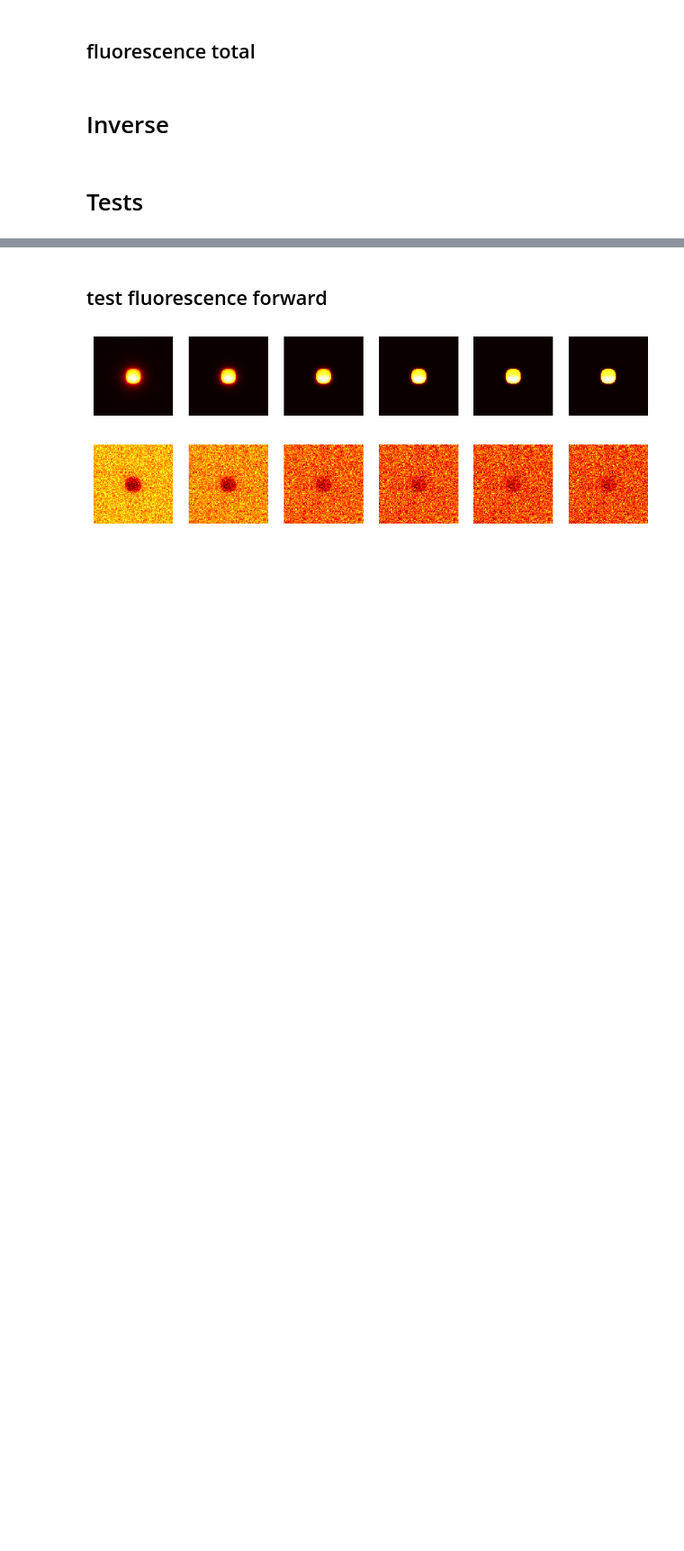
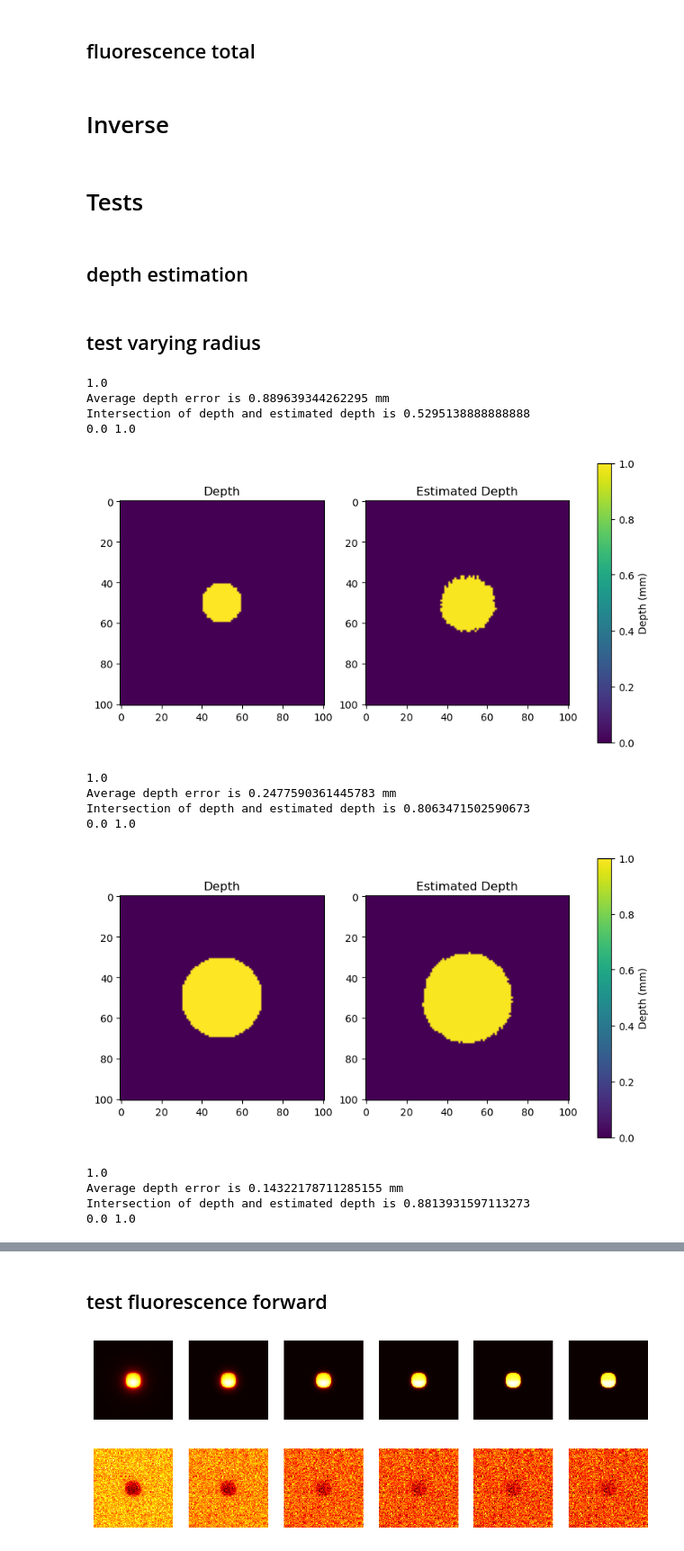
Before and after one commit to VictorH2208/gtx, a Jupyter notebook: numerical/numerical.ipynb, the cells around one changed output, grey strips where cells are left out. Shown at 90% size. Cells and saved outputs as stored; diff of their text form; code cells hidden in the pictures; blank space fills up the shorter version.

```diff
--- a/numerical/numerical.ipynb
+++ b/numerical/numerical.ipynb
@@ -606,3 +607,5 @@ def inverse_fluorescence_depth(F, fx, mua_x, mus_x, mua_m, mus_m, nrel, numerica
     return z_est, qF_est
 # %% [markdown]
 # Tests
+# %% [markdown]
+## depth estimation
@@ -608,0 +730,30 @@ def inverse_fluorescence_depth(F, fx, mua_x, mus_x, mua_m, mus_m, nrel, numerica
+# %% [markdown]
+## test varying radius
+# %%
+for i in ["5", "10", "15"]:
+    run_numerical_solver(
+        filepath=f"data/cylinder/h1_r{i}_d0.mat",
+        hFl=5,
+        zDelta=0.01,
+        layerFl='top',
+        depth_offset=0,
+        type_data='cylinder',
+        idx=None,
+        fxDependence=True,
+        extrapolation=False,
+    )
+# %% [output]
+1.0
+Average depth error is 0.889639344262295 mm
+Intersection of depth and estimated depth is 0.5295138888888888
+0.0 1.0
+[figure, added]
+1.0
+Average depth error is 0.2477590361445783 mm
+Intersection of depth and estimated depth is 0.8063471502590673
+0.0 1.0
+[figure, added]
+1.0
+Average depth error is 0.14322178711285155 mm
+Intersection of depth and estimated depth is 0.8813931597113273
+0.0 1.0
```
Also changed, not shown: parts of 16 cells of this notebook.
